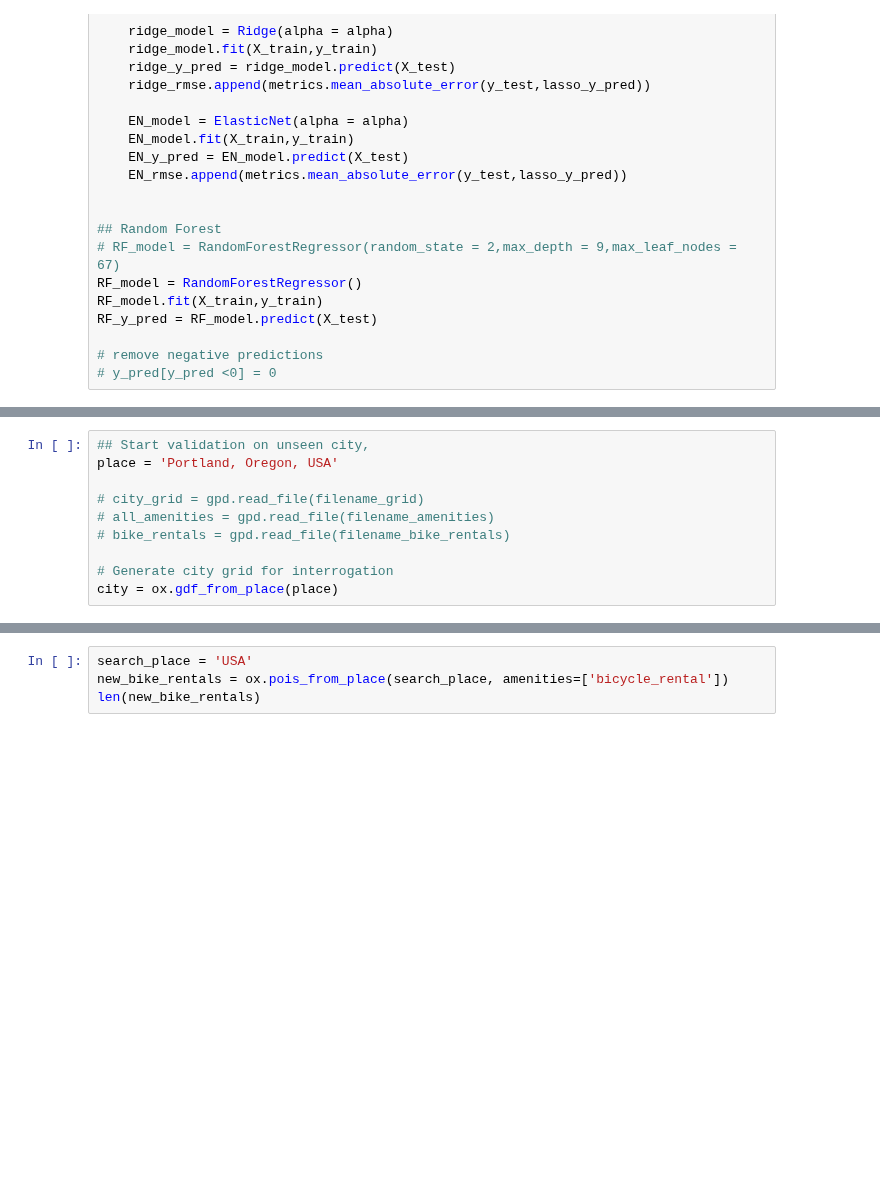
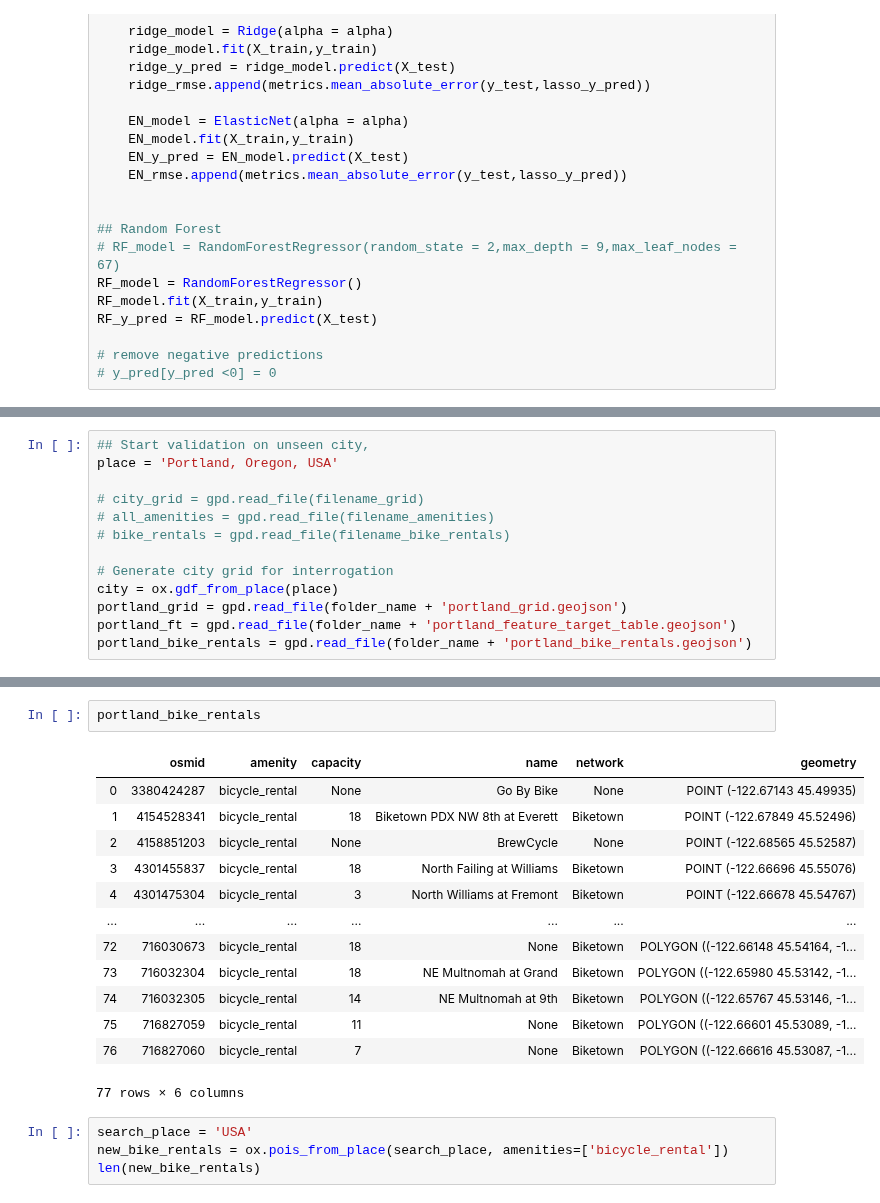
Before and after one commit to peterlzhang/better-bike-share, a Jupyter notebook: bike_share_analysis/train_predict_bike_share.ipynb, the cells around one changed output, grey strips where cells are left out. Saved outputs shown, nothing was run; the diff lists cells and outputs as text; blank space fills up the shorter version.

Commit message:
Portland validation
Trained RF model without portland.
In validation portland showed good predictions with RMSE of 0.182

```diff
--- a/bike_share_analysis/train_predict_bike_share.ipynb
+++ b/bike_share_analysis/train_predict_bike_share.ipynb
@@ -202,3 +313,6 @@ place = 'Portland, Oregon, USA'
 
 # Generate city grid for interrogation
 city = ox.gdf_from_place(place)
+portland_grid = gpd.read_file(folder_name + 'portland_grid.geojson')
+portland_ft = gpd.read_file(folder_name + 'portland_feature_target_table.geojson')
+portland_bike_rentals = gpd.read_file(folder_name + 'portland_bike_rentals.geojson')
@@ -248,3 +402,19 @@ AttributeError: 'DataFrame' object has no attribute 'bike_share_score'
+# %%
+portland_bike_rentals
+# %% [output]
+|  | osmid | amenity | capacity | name | network | geometry |
+| 0 | 3380424287 | bicycle_rental | None | Go By Bike | None | POINT (-122.67143 45.49935) |
+| 1 | 4154528341 | bicycle_rental | 18 | Biketown PDX NW 8th at Everett | Biketown | POINT (-122.67849 45.52496) |
+| 2 | 4158851203 | bicycle_rental | None | BrewCycle | None | POINT (-122.68565 45.52587) |
+| 3 | 4301455837 | bicycle_rental | 18 | North Failing at Williams | Biketown | POINT (-122.66696 45.55076) |
+| 4 | 4301475304 | bicycle_rental | 3 | North Williams at Fremont | Biketown | POINT (-122.66678 45.54767) |
+| ... | ... | ... | ... | ... | ... | ... |
+| 72 | 716030673 | bicycle_rental | 18 | None | Biketown | POLYGON ((-122.66148 45.54164, -1... |
+| 73 | 716032304 | bicycle_rental | 18 | NE Multnomah at Grand | Biketown | POLYGON ((-122.65980 45.53142, -1... |
+| 74 | 716032305 | bicycle_rental | 14 | NE Multnomah at 9th | Biketown | POLYGON ((-122.65767 45.53146, -1... |
+| 75 | 716827059 | bicycle_rental | 11 | None | Biketown | POLYGON ((-122.66601 45.53089, -1... |
+| 76 | 716827060 | bicycle_rental | 7 | None | Biketown | POLYGON ((-122.66616 45.53087, -1... |
+77 rows × 6 columns
 # %%
 search_place = 'USA'
 new_bike_rentals = ox.pois_from_place(search_place, amenities=['bicycle_rental'])
```
Also changed, not shown: parts of 9 cells of this notebook, 2 other files.
